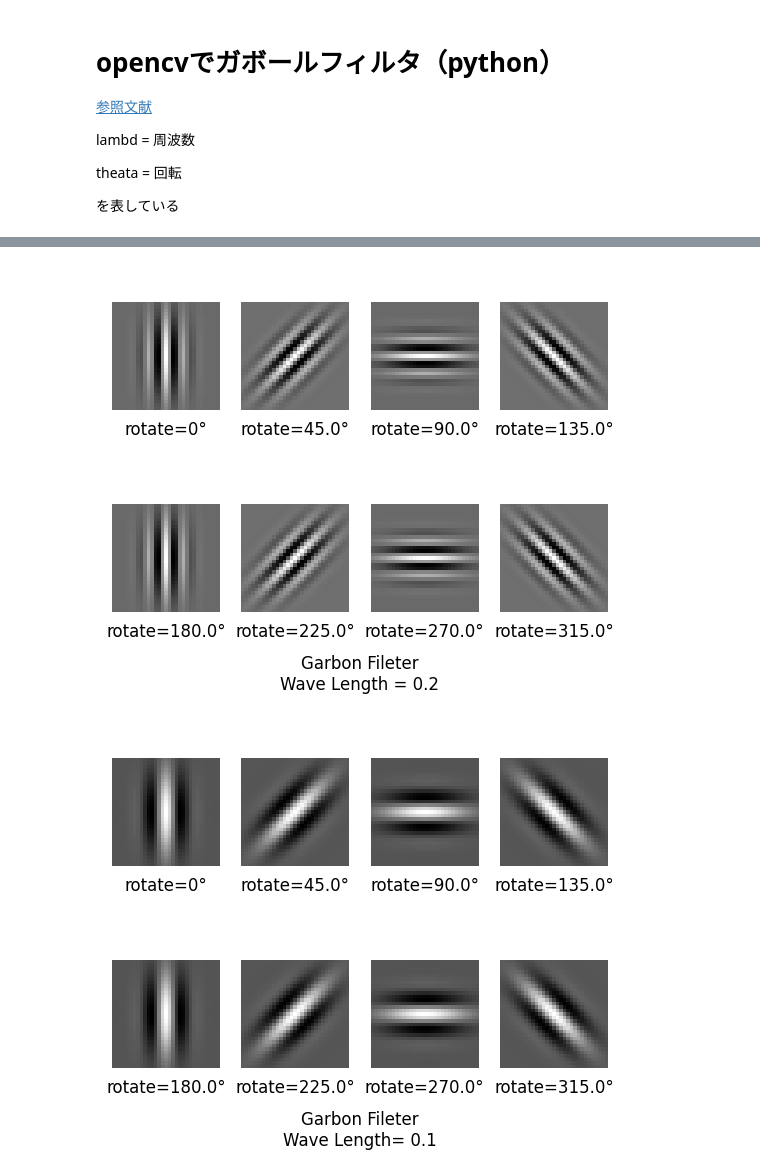
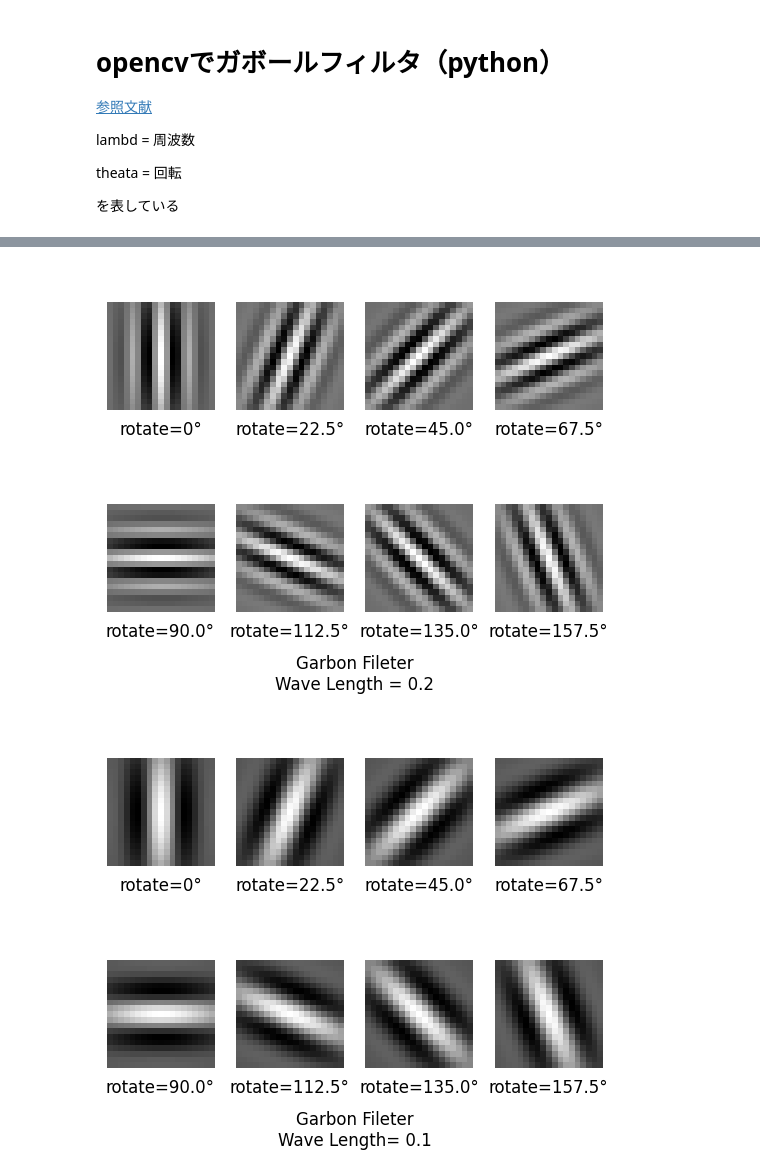
Before and after one commit to RedPanda1618/digitalImage-ch10, a Jupyter notebook: gabor-filter.ipynb, the cells around one changed output, grey strips where cells are left out. Saved outputs shown, nothing was run; the diff lists cells and outputs as text; code cells hidden in the pictures.

```diff
--- a/gabor-filter.ipynb
+++ b/gabor-filter.ipynb
@@ -34,5 +34,5 @@ pylab.imshow(dst) and pylab.show()
 # %%
-ksize = (30, 30)
+ksize = (18, 18)
 sigma = 4.0
 theta = np.radians(0)
 lambd = 5
@@ -54,34 +54,34 @@ for i in range(8):
     gabor = cv2.getGaborKernel(ksize, sigma, theta, lambd, gamma, psi)
     plt.imshow(gabor, cmap="gray")
 
-    deg += 360/8
+    deg += 180/8
 plt.savefig(title.replace("\n", "").replace(" ", "") + ".jpg")
 plt.show()
 # %% [output]
-[figure, old version]
+[figure, new version]
 # %%
 lambd = 5*2
 
 title = "Garbon Fileter\nWave Length= " + str(1/lambd)
 
 fig = plt.figure()
 plt.title(title, y = -0.15)
 plt.axis("off")
 deg = 0
 for i in range(8):
     ax = fig.add_subplot(2, 4, i+1)
     ax.axis("off")
     ax.set_title("rotate=" + str(deg) + "°", y=-0.3)
     theta = np.radians(deg)
     gabor = cv2.getGaborKernel(ksize, sigma, theta, lambd, gamma, psi)
     plt.imshow(gabor, cmap="gray")
 
-    deg += 360/8
+    deg += 180/8
 
 plt.savefig(title.replace("\n", "").replace(" ", "") + ".jpg")
 plt.show()
 # %% [output]
-[figure, old version]
+[figure, new version]
 # %%
 lambd = 5*2
 title = "Filetered Images\nWave Length = " + str(1/lambd)
```
Also changed, not shown: parts of 2 cells of this notebook.
